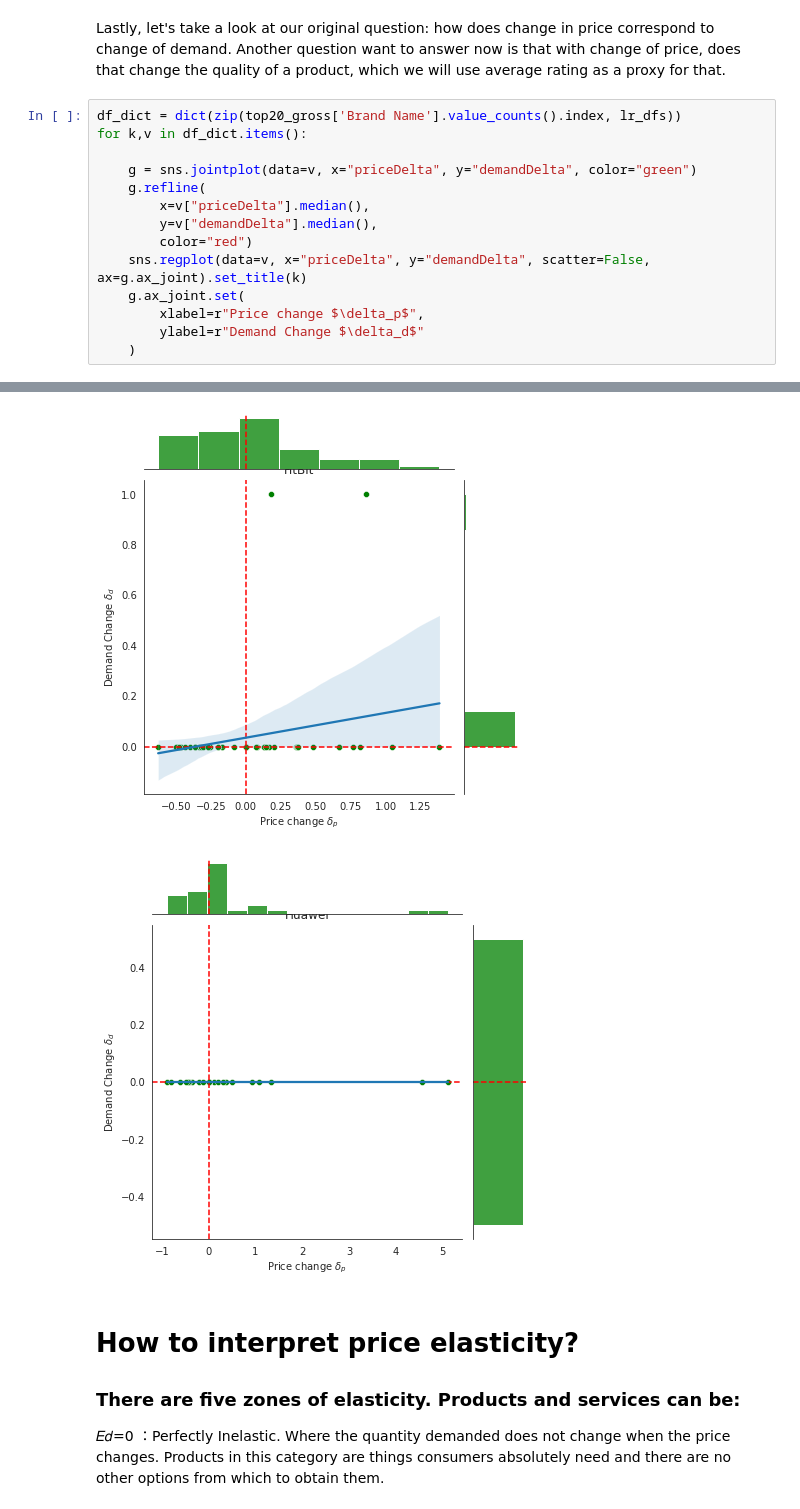
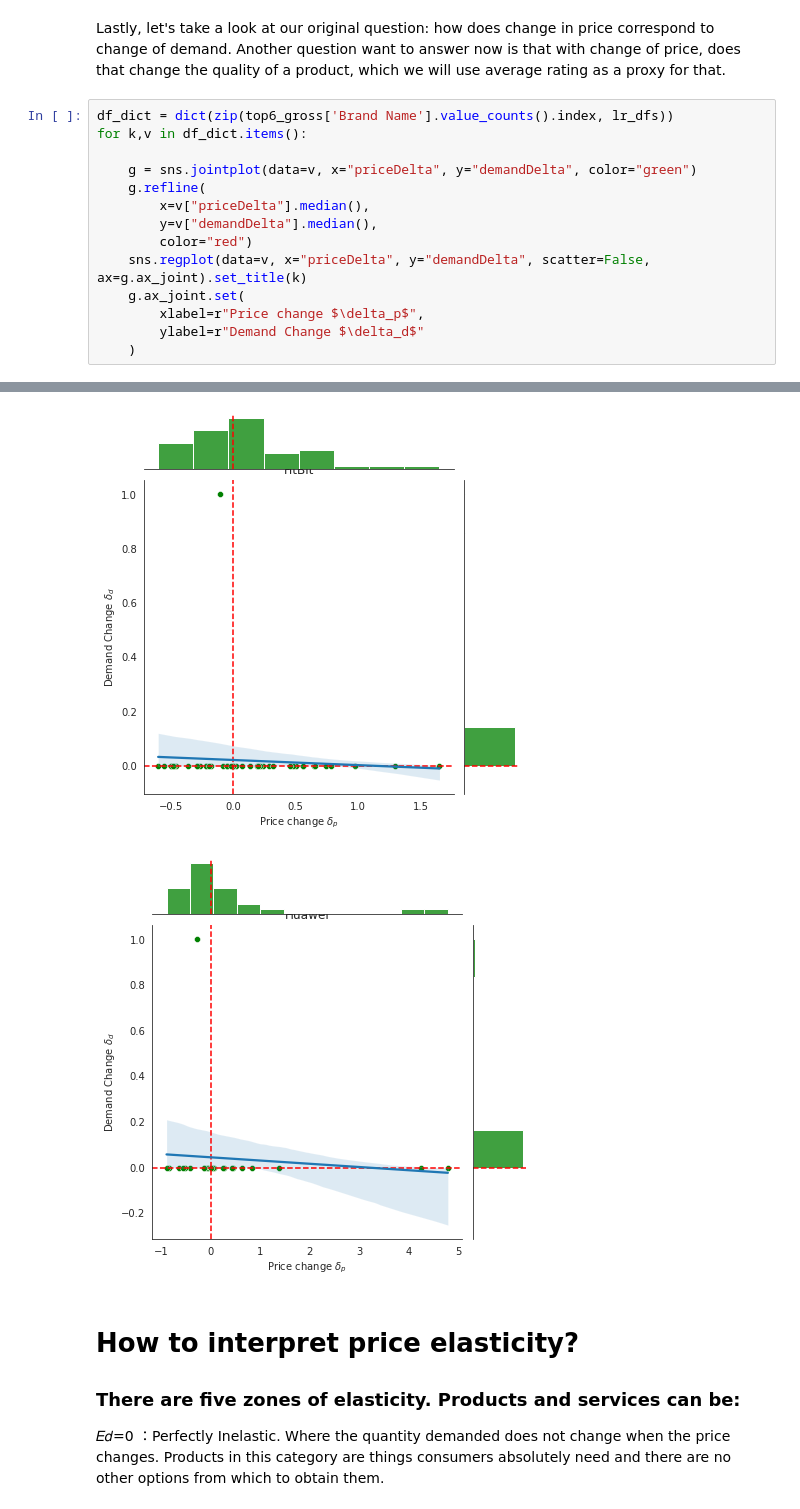
Before and after one commit to mindyng/2022-Business-Projects, a Jupyter notebook: price-elasticity.ipynb, the cells around one changed output, grey strips where cells are left out. Cells and saved outputs as stored; diff of their text form.

```diff
--- a/price-elasticity.ipynb
+++ b/price-elasticity.ipynb
@@ -493,7 +491,7 @@ Apple has the highest ratings. This explains why Apple owners say once you get i
 # %% [markdown]
 Lastly, let's take a look at our original question: how does change in price correspond to change of demand. Another question want to answer now is that with change of price, does that change the quality of a product, which we will use average rating as a proxy for that.
 # %%
-df_dict = dict(zip(top20_gross['Brand Name'].value_counts().index, lr_dfs))
+df_dict = dict(zip(top6_gross['Brand Name'].value_counts().index, lr_dfs))
 for k,v in df_dict.items():
 
     g = sns.jointplot(data=v, x="priceDelta", y="demandDelta", color="green")
@@ -514,5 +512,5 @@ for k,v in df_dict.items():
-[figure, old version]
+[figure, new version]
-[figure, old version]
+[figure, new version]
 # %% [markdown]
 # How to interpret price elasticity?
 ### There are five zones of elasticity. Products and services can be:
```
Also changed, not shown: parts of 11 cells of this notebook.
